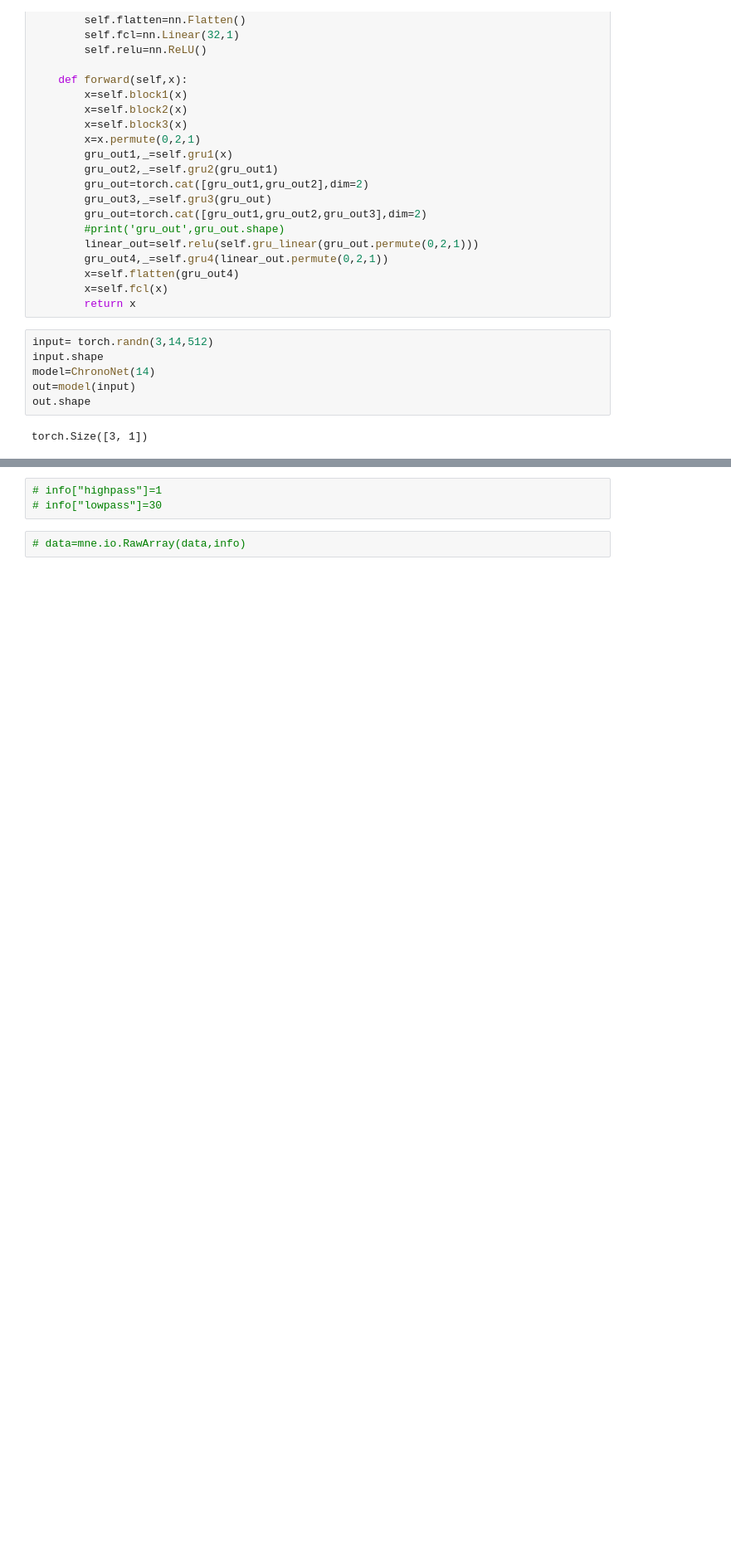
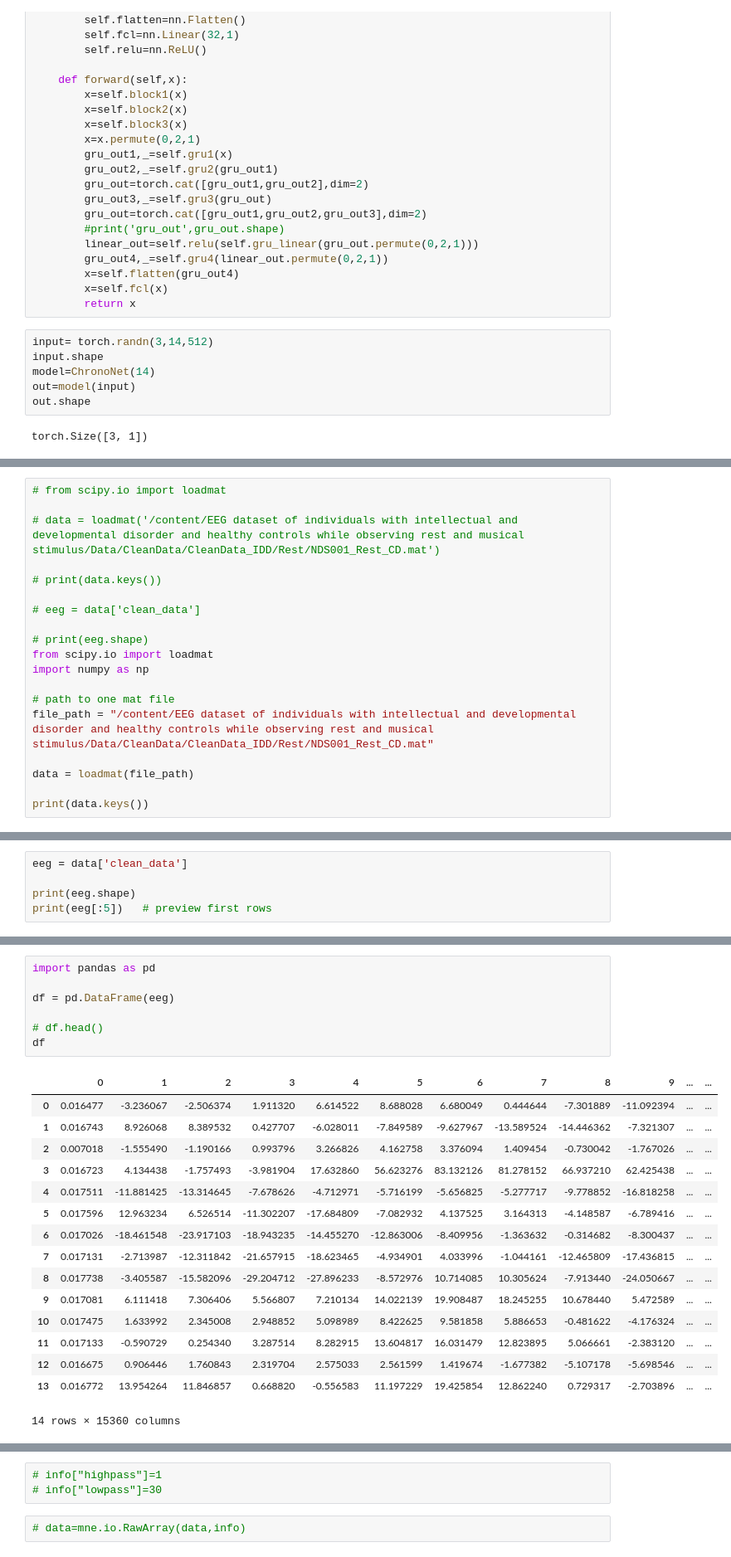
Before and after one commit to Khushi310105/Final_Year_Project, a Jupyter notebook: Untitled6.ipynb, the cells around one changed output, grey strips where cells are left out. Shown at 83% size. Saved outputs shown, nothing was run; the diff lists cells and outputs as text; blank space fills up the shorter version.

```diff
--- a/Untitled6.ipynb
+++ b/Untitled6.ipynb
@@ -109,0 +108,19 @@ torch.Size([3, 1])
+# %%
+# from scipy.io import loadmat
+
+# data = loadmat('/content/EEG dataset of individuals with intellectual and developmental disorder and healthy controls while observing rest and musical stimulus/Data/CleanData/CleanData_IDD/Rest/NDS001_Rest_CD.mat')
+
+# print(data.keys())
+
+# eeg = data['clean_data']
+
+# print(eeg.shape)
+from scipy.io import loadmat
+import numpy as np
+
+# path to one mat file
+file_path = "/content/EEG dataset of individuals with intellectual and developmental disorder and healthy controls while observing rest and musical stimulus/Data/CleanData/CleanData_IDD/Rest/NDS001_Rest_CD.mat"
+
+data = loadmat(file_path)
+
+print(data.keys())
@@ -109,0 +129,5 @@ torch.Size([3, 1])
+# %%
+eeg = data['clean_data']
+
+print(eeg.shape)
+print(eeg[:5])   # preview first rows
@@ -109,0 +146,24 @@ torch.Size([3, 1])
+# %%
+import pandas as pd
+
+df = pd.DataFrame(eeg)
+
+# df.head()
+df
+# %% [output]
+|  | 0 | 1 | 2 | 3 | 4 | 5 | 6 | 7 | 8 | 9 | ... | ... |
+| 0 | 0.016477 | -3.236067 | -2.506374 | 1.911320 | 6.614522 | 8.688028 | 6.680049 | 0.444644 | -7.301889 | -11.092394 | ... | ... |
+| 1 | 0.016743 | 8.926068 | 8.389532 | 0.427707 | -6.028011 | -7.849589 | -9.627967 | -13.589524 | -14.446362 | -7.321307 | ... | ... |
+| 2 | 0.007018 | -1.555490 | -1.190166 | 0.993796 | 3.266826 | 4.162758 | 3.376094 | 1.409454 | -0.730042 | -1.767026 | ... | ... |
+| 3 | 0.016723 | 4.134438 | -1.757493 | -3.981904 | 17.632860 | 56.623276 | 83.132126 | 81.278152 | 66.937210 | 62.425438 | ... | ... |
+| 4 | 0.017511 | -11.881425 | -13.314645 | -7.678626 | -4.712971 | -5.716199 | -5.656825 | -5.277717 | -9.778852 | -16.818258 | ... | ... |
+| 5 | 0.017596 | 12.963234 | 6.526514 | -11.302207 | -17.684809 | -7.082932 | 4.137525 | 3.164313 | -4.148587 | -6.789416 | ... | ... |
+| 6 | 0.017026 | -18.461548 | -23.917103 | -18.943235 | -14.455270 | -12.863006 | -8.409956 | -1.363632 | -0.314682 | -8.300437 | ... | ... |
+| 7 | 0.017131 | -2.713987 | -12.311842 | -21.657915 | -18.623465 | -4.934901 | 4.033996 | -1.044161 | -12.465809 | -17.436815 | ... | ... |
+| 8 | 0.017738 | -3.405587 | -15.582096 | -29.204712 | -27.896233 | -8.572976 | 10.714085 | 10.305624 | -7.913440 | -24.050667 | ... | ... |
+| 9 | 0.017081 | 6.111418 | 7.306406 | 5.566807 | 7.210134 | 14.022139 | 19.908487 | 18.245255 | 10.678440 | 5.472589 | ... | ... |
+| 10 | 0.017475 | 1.633992 | 2.345008 | 2.948852 | 5.098989 | 8.422625 | 9.581858 | 5.886653 | -0.481622 | -4.176324 | ... | ... |
+| 11 | 0.017133 | -0.590729 | 0.254340 | 3.287514 | 8.282915 | 13.604817 | 16.031479 | 12.823895 | 5.066661 | -2.383120 | ... | ... |
+| 12 | 0.016675 | 0.906446 | 1.760843 | 2.319704 | 2.575033 | 2.561599 | 1.419674 | -1.677382 | -5.107178 | -5.698546 | ... | ... |
+| 13 | 0.016772 | 13.954264 | 11.846857 | 0.668820 | -0.556583 | 11.197229 | 19.425854 | 12.862240 | 0.729317 | -2.703896 | ... | ... |
+14 rows × 15360 columns
```
Also changed, not shown: parts of 20 cells of this notebook.
